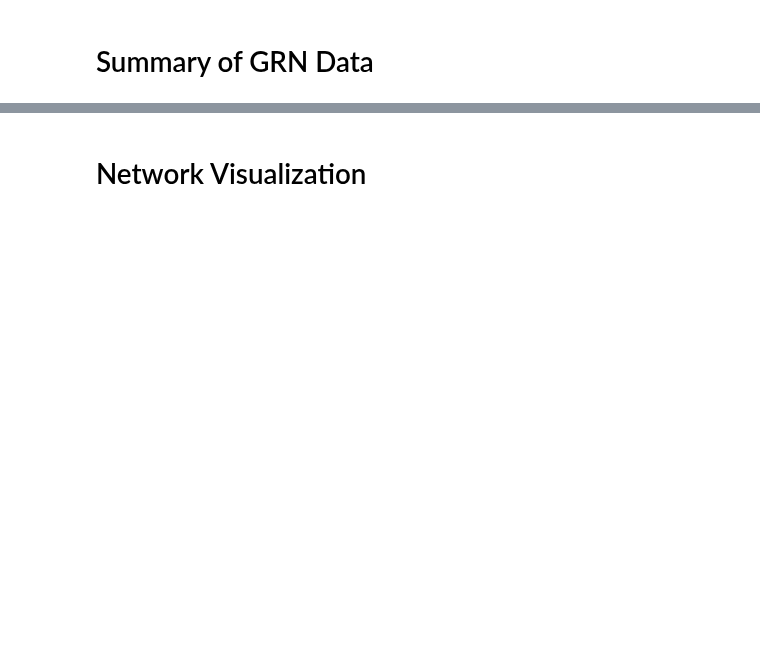
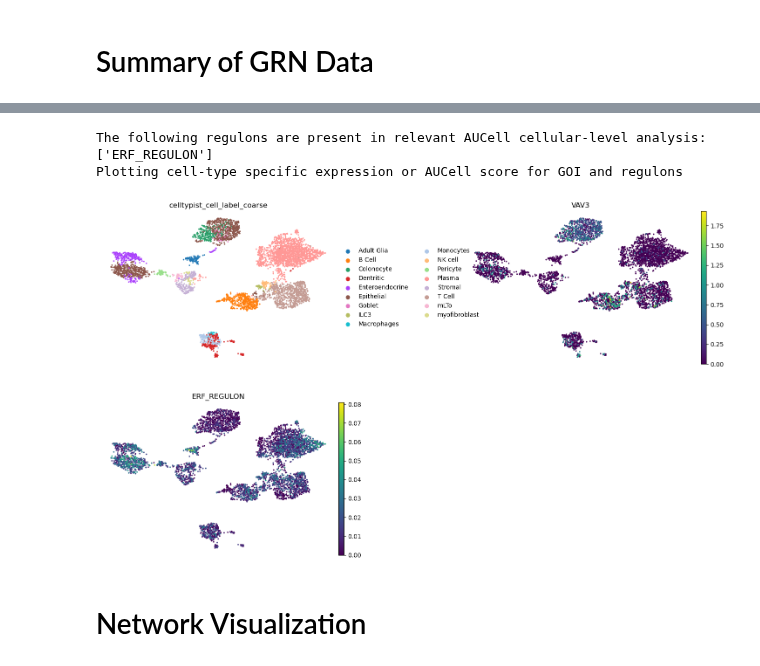
Before and after one commit to chickaroo/genereporter, a Jupyter notebook: src/network_viz.ipynb, the cells around one changed output, grey strips where cells are left out. Drawn from its saved outputs; the diff is of its cells as text; code cells hidden in the pictures; blank space fills up the shorter version.

```diff
--- a/src/network_viz.ipynb
+++ b/src/network_viz.ipynb
@@ -21,7 +16,7 @@ GOI = 'VAV3'
 wdir = "/Users/samibening/Projects/Bachelor/"
 os.chdir( wdir )
 
-f_adj = "SCENICfiles/adj.csv"
+adata = sc.read_h5ad('data/output/adata_aucell.h5ad')
 # %%
 net = Network(notebook=True, select_menu=True, cdn_resources='remote', height='750px', width='100%', bgcolor="#222222", font_color="white")
 net.barnes_hut(gravity=-4000, central_gravity=1)
@@ -234 +250,28 @@ for node in net.nodes:
+# %%
+# cell-type specific analysis of TFs and regulons
+# want to get SCope visualization for the data for easy interactive viewing?
+# Look into if this is possible...
+
+def plot_regulon_expression():
+    genesets = adata.obsm['aucell_estimate'].columns
+    # find any genesets that are regulons for GOI
+    regulons_in_genesets = []
+    TFs = goi_grn[goi_grn['target'] == GOI]
+    TFs
+    for TF in TFs['TF']:
+        for geneset in genesets:
+            if (str(TF) + "_REGULON") in geneset:
+                regulons_in_genesets.append(geneset)
+
+    adata.obs[regulons_in_genesets] = adata.obsm["aucell_estimate"][regulons_in_genesets]
+
+    print(f"The following regulons are present in relevant AUCell cellular-level analysis: {regulons_in_genesets}")
+    print(f"Plotting cell-type specific expression or AUCell score for GOI and regulons")
+    sc.pl.umap(
+        adata,
+        color=["celltypist_cell_label_coarse", GOI] + regulons_in_genesets,
+        frameon=False,
+        ncols=2,
+        wspace=0.4,
+    )
 # %%
@@ -255,3 +299,10 @@ KLF5:
+# %%
+# GOI and relevant regulon cell-type specific expression
+plot_regulon_expression()
+# %% [output]
+The following regulons are present in relevant AUCell cellular-level analysis: ['ERF_REGULON']
+Plotting cell-type specific expression or AUCell score for GOI and regulons
+[figure, added]
 # %% [markdown]
 # Network Visualization
 # %%
```
Also changed, not shown: parts of 11 cells of this notebook, 2 other files.
